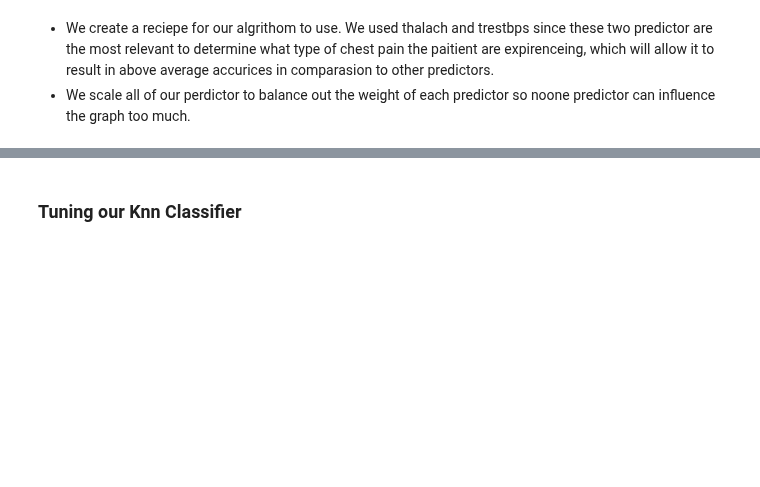
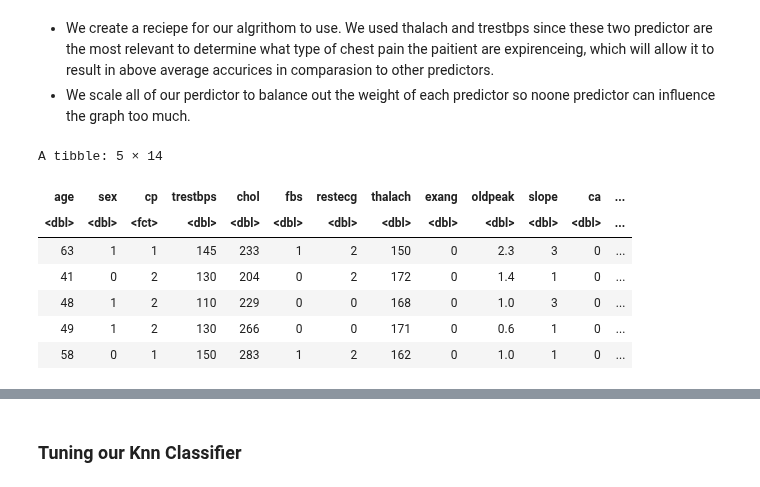
Before and after one commit to drkchu/chest-pain-classification, a Jupyter notebook: heart_disease.ipynb, the cells around one changed output, grey strips where cells are left out. Cells and saved outputs as stored; diff of their text form; code cells hidden in the pictures; blank space fills up the shorter version.

```diff
--- a/heart_disease.ipynb
+++ b/heart_disease.ipynb
@@ -348,3 +373,15 @@ Up-sampling based on cp
 # %% [markdown]
 * We create a reciepe for our algrithom to use. We used thalach and trestbps since these two predictor are the most relevant to determine what type of chest pain the paitient are expirenceing,  which will allow it to result in above average accurices in comparasion to other predictors.
 * We scale all of our perdictor to balance out the weight of each predictor so noone predictor can influence the graph too much.
+# %%
+head(heart_disease_train, n = 5)
+hd_subset1 <- heart_disease_train %>% select(age:num)
+# %% [output]
+A tibble: 5 × 14
+| age | sex | cp | trestbps | chol | fbs | restecg | thalach | exang | oldpeak | slope | ca | ... |
+| <dbl> | <dbl> | <fct> | <dbl> | <dbl> | <dbl> | <dbl> | <dbl> | <dbl> | <dbl> | <dbl> | <dbl> | ... |
+| 63 | 1 | 1 | 145 | 233 | 1 | 2 | 150 | 0 | 2.3 | 3 | 0 | ... |
+| 41 | 0 | 2 | 130 | 204 | 0 | 2 | 172 | 0 | 1.4 | 1 | 0 | ... |
+| 48 | 1 | 2 | 110 | 229 | 0 | 0 | 168 | 0 | 1.0 | 3 | 0 | ... |
+| 49 | 1 | 2 | 130 | 266 | 0 | 0 | 171 | 0 | 0.6 | 1 | 0 | ... |
+| 58 | 0 | 1 | 150 | 283 | 1 | 2 | 162 | 0 | 1.0 | 1 | 0 | ... |
```
Also changed, not shown: parts of 8 cells of this notebook.
